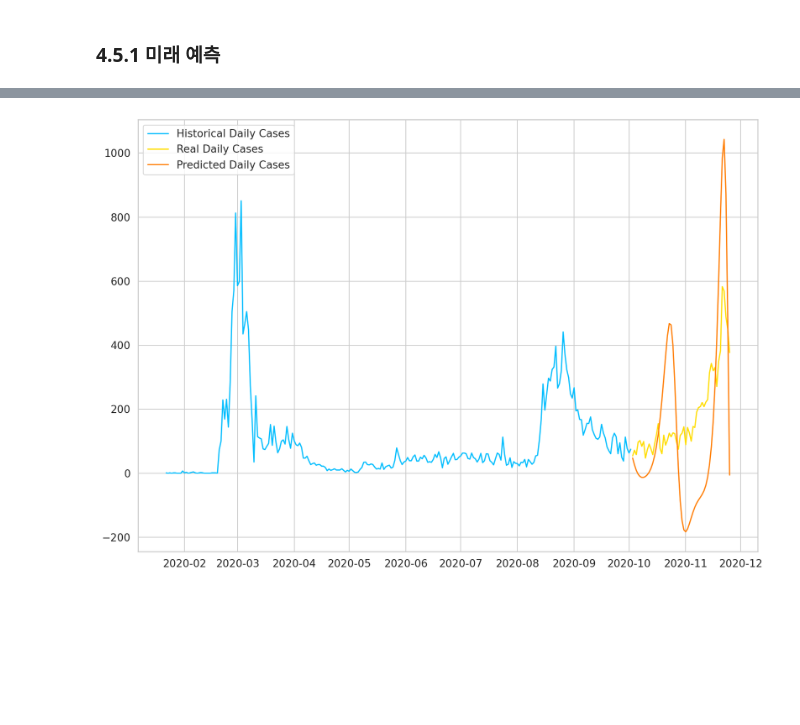
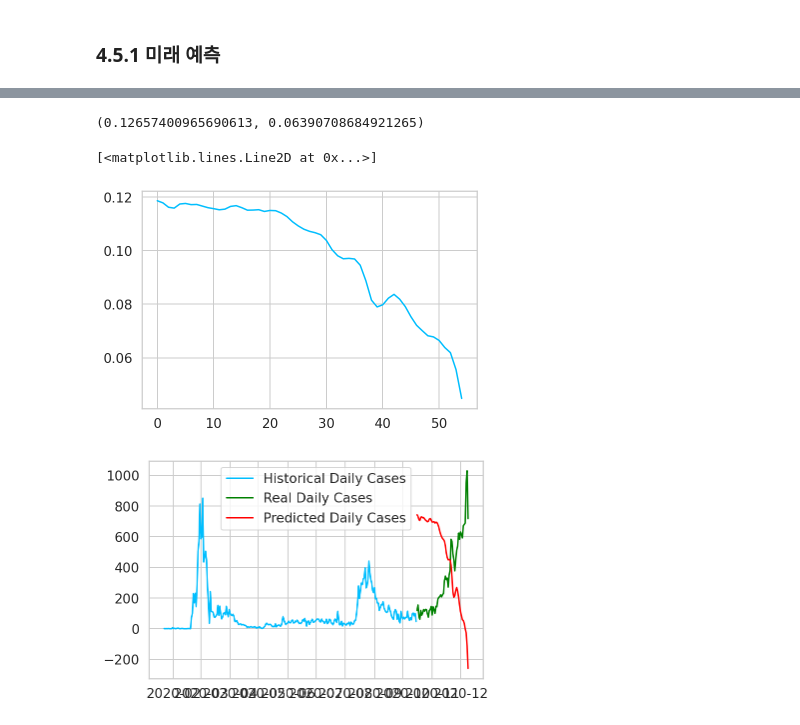
Before and after one commit to kakao-gray-great/Time-Series-Forecasting-for-Covid19, a Jupyter notebook: Ch4_데이터_모델링.ipynb, the cells around one changed output, grey strips where cells are left out. Drawn from its saved outputs; the diff is of its cells as text; code cells hidden in the pictures; blank space fills up the shorter version.

```diff
--- a/Ch4_데이터_모델링.ipynb
+++ b/Ch4_데이터_모델링.ipynb
@@ -265,41 +264,50 @@ plt.legend();
+# %%
+MAX, MIN = max(preds), min(preds)
+MAX, MIN
+# %% [output]
+(0.12657400965690613, 0.06390708684921265)
 # %%
 with torch.no_grad():
-  test_seq = X_test[:1]
   preds = []
   for _ in range(len(X_test)):
-    y_test_pred = model(test_seq)
+    y_test_pred = model(torch.unsqueeze(X_test[_], 0))
     pred = torch.flatten(y_test_pred).item()
     preds.append(pred)
-    new_seq = test_seq.numpy().flatten()
-    new_seq = np.append(new_seq, [pred])
-    new_seq = new_seq[1:]
-    test_seq = torch.as_tensor(new_seq).view(1, seq_length, 1).float()
+# %%
+plt.plot(preds)
+# %% [output]
+[<matplotlib.lines.Line2D at 0x...>]
+[figure, added]
+# %%
+preds = np.array(preds)
 # %%
 true_cases = scaler.inverse_transform(
     np.expand_dims(y_test.flatten().numpy(), axis=0)
 ).flatten()
 predicted_cases = scaler.inverse_transform(
-  np.expand_dims(preds, axis=0)
+  np.expand_dims(((preds - MIN) / (MAX - MIN)), axis=0)
 ).flatten()
 # %%
 plt.plot(
   daily_cases.index[:len(train_data)],
   scaler.inverse_transform(train_data).flatten(),
   label='Historical Daily Cases'
 )
 plt.plot(
   daily_cases.index[len(train_data):len(train_data) + len(true_cases)],
   true_cases,
-  label='Real Daily Cases'
+  label='Real Daily Cases',
+  color='green'
 )
 plt.plot(
   daily_cases.index[len(train_data):len(train_data) + len(true_cases)],
   predicted_cases,
-  label='Predicted Daily Cases'
+  label='Predicted Daily Cases',
+  color='red'
 )
 plt.legend();
 # %% [output]
-[figure, old version]
+[figure, new version]
 # %%
 scaler = MinMaxScaler()
 scaler = scaler.fit(np.expand_dims(daily_cases, axis=1))
```
Also changed, not shown: parts of 23 cells of this notebook.
